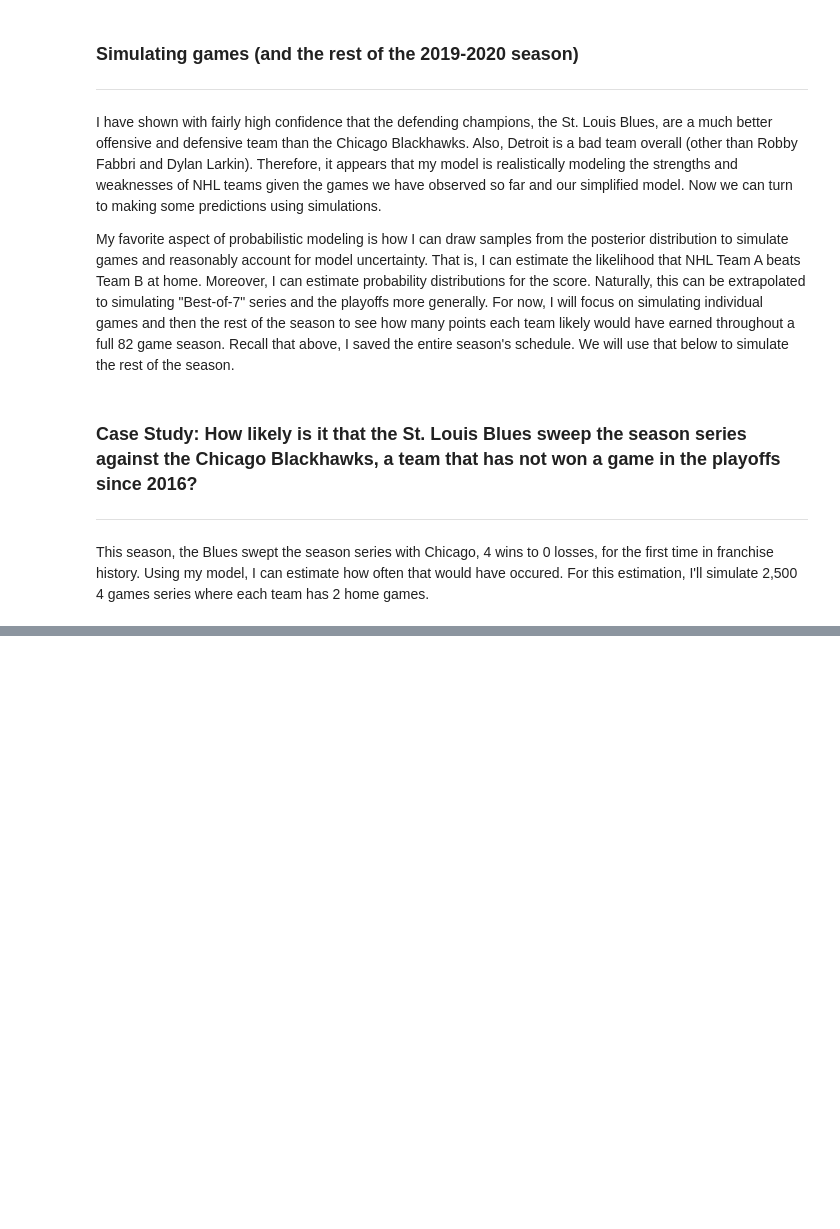
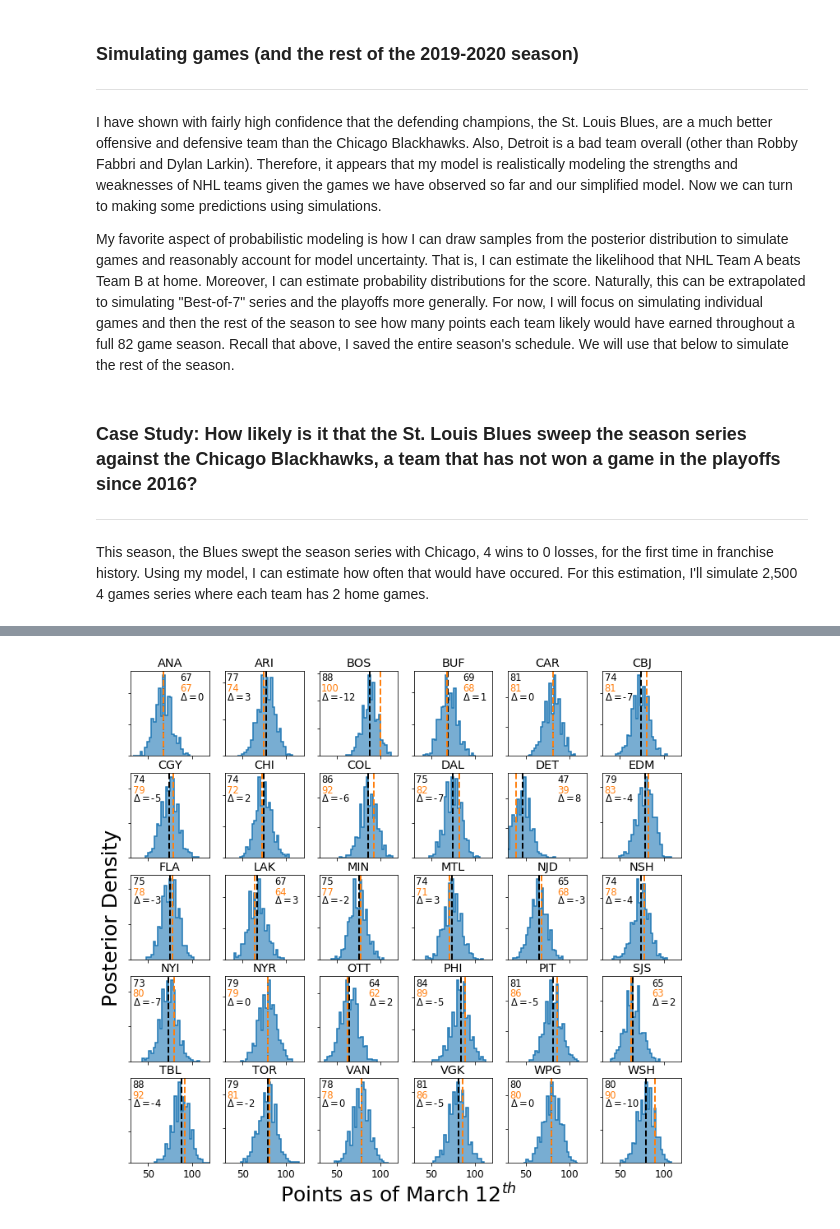
Before and after one commit to dflemin3/gloria, a Jupyter notebook: src/bayesianNHL.ipynb, the cells around one changed output, grey strips where cells are left out. Drawn from its saved outputs; the diff is of its cells as text; code cells hidden in the pictures; blank space fills up the shorter version.

```diff
--- a/src/bayesianNHL.ipynb
+++ b/src/bayesianNHL.ipynb
@@ -667,0 +782,49 @@ Awesome! It was of course unlikely for the Blues to sweep the regular season ser
+# %%
+fig, axes = plt.subplots(ncols=6, nrows=5, sharex=True, figsize=(12, 11))
+
+teamNames = list(teams["name"])
+teamNames.remove("STL")
+teamNames = list(np.sort(teamNames))
+
+for ii, ax in enumerate(axes.flatten()):
+
+    # Get team name
+    teamName = teamNames[ii]
+
+    # Turn off all y ticks, set common x range
+    ax.set_yticklabels([])
+    ax.set_xlim(30, 120)
+
+    # Histogram of posterior points
+    ax.hist(playedPoints[teamName], color="C0", bins="auto", histtype="step", lw=1.5, density=True)
+    ax.hist(playedPoints[teamName], color="C0", bins="auto", alpha=0.6, density=True)
+
+    # Plot observed, median posterior points
+    ax.axvline(np.median(playedPoints[teamName]), color="k", lw=2, ls="--")
+    ax.axvline(points[teamName], color="C1", lw=2, ls="--")
+
+    # Annotate with actual points, posterior points, and the difference (delta)
+    if points[teamName] < 70:
+        offset = 0.6
+    else:
+        offset = 0
+
+    ax.text(0.025 + offset, 0.925, '%d' % np.median(playedPoints[teamName]),
+            horizontalalignment='left', color="k",
+            verticalalignment='center', fontsize=11.5,
+            transform = ax.transAxes)
+    ax.text(0.025 + offset, 0.8, '%d' % points[teamName],
+            horizontalalignment='left', color="C1",
+            verticalalignment='center', fontsize=11.5,
+            transform = ax.transAxes)
+    ax.text(0.025 + offset, 0.7 ,r'$\Delta=$%d' % (np.median(playedPoints[teamName]) - points[teamName]),
+            horizontalalignment='left', fontsize=11.5,
+            verticalalignment='center',
+            transform = ax.transAxes)
+    ax.set_title(teamName)
+
+# Format
+axes[2,0].set_ylabel("Posterior Density", fontsize=25, position=(0, 0.5));
+axes[4,2].set_xlabel("Points as of March 12$^{th}$", fontsize=25, position=(1, 0));
+# %% [output]
+[figure, added]
```
Also changed, not shown: parts of 48 cells of this notebook.
